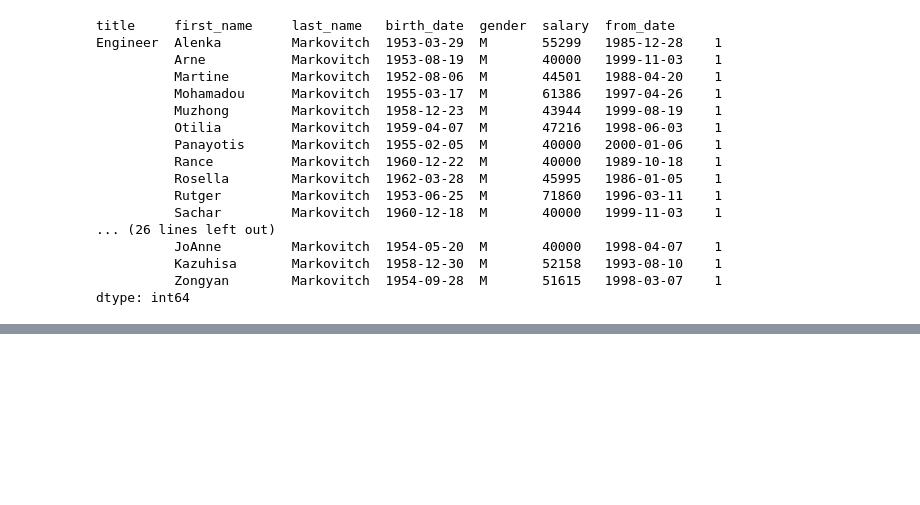
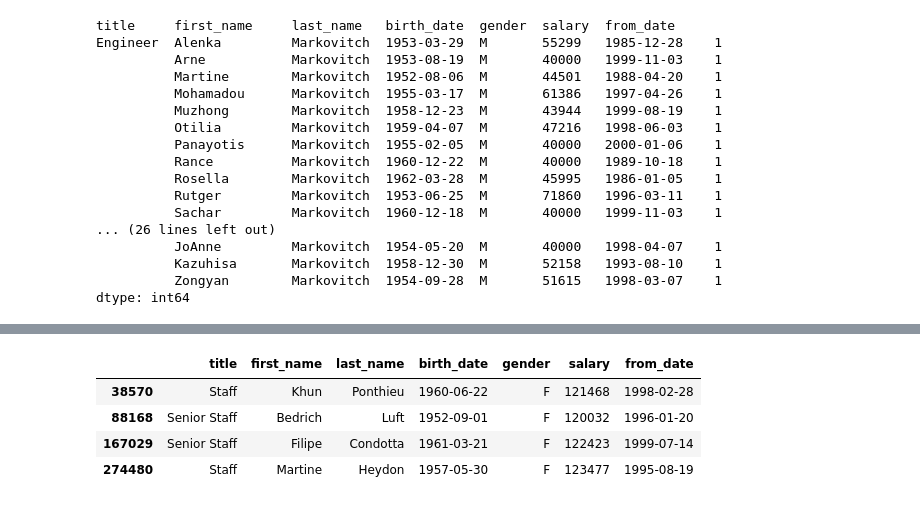
Before and after one commit to roblivesinottawa/sales_rental_analysis, a Jupyter notebook: employees_db/analysis.ipynb, the cells around one changed output, grey strips where cells are left out. Drawn from its saved outputs; the diff is of its cells as text; code cells hidden in the pictures; blank space fills up the shorter version.

```diff
--- a/employees_db/analysis.ipynb
+++ b/employees_db/analysis.ipynb
@@ -360,0 +393,8 @@ dtype: int64
+# %%
+df[(df.gender == 'f'.upper()) & (df.salary > 120000)]
+# %% [output]
+|  | title | first_name | last_name | birth_date | gender | salary | from_date |
+| 38570 | Staff | Khun | Ponthieu | 1960-06-22 | F | 121468 | 1998-02-28 |
+| 88168 | Senior Staff | Bedrich | Luft | 1952-09-01 | F | 120032 | 1996-01-20 |
+| 167029 | Senior Staff | Filipe | Condotta | 1961-03-21 | F | 122423 | 1999-07-14 |
+| 274480 | Staff | Martine | Heydon | 1957-05-30 | F | 123477 | 1995-08-19 |
```
Also changed, not shown: parts of 3 cells of this notebook, 1 other file.
